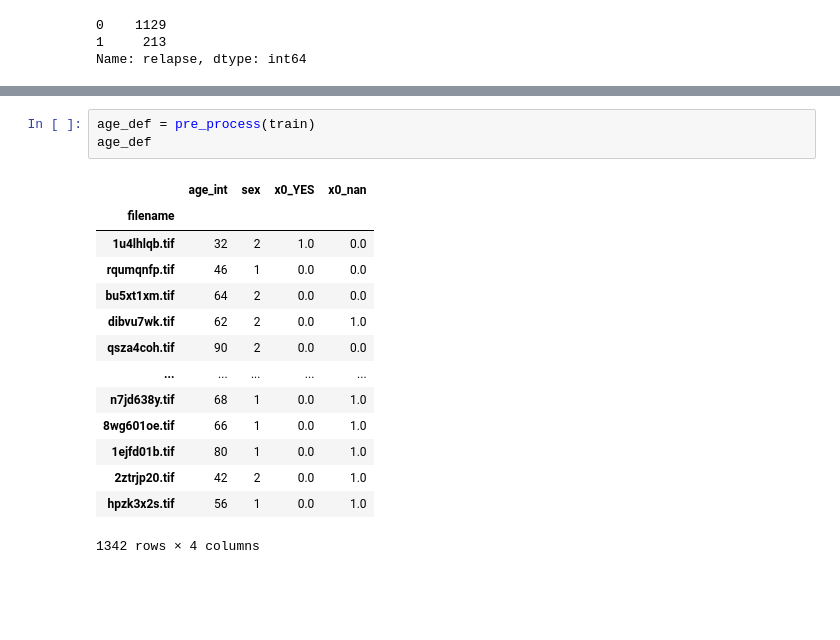
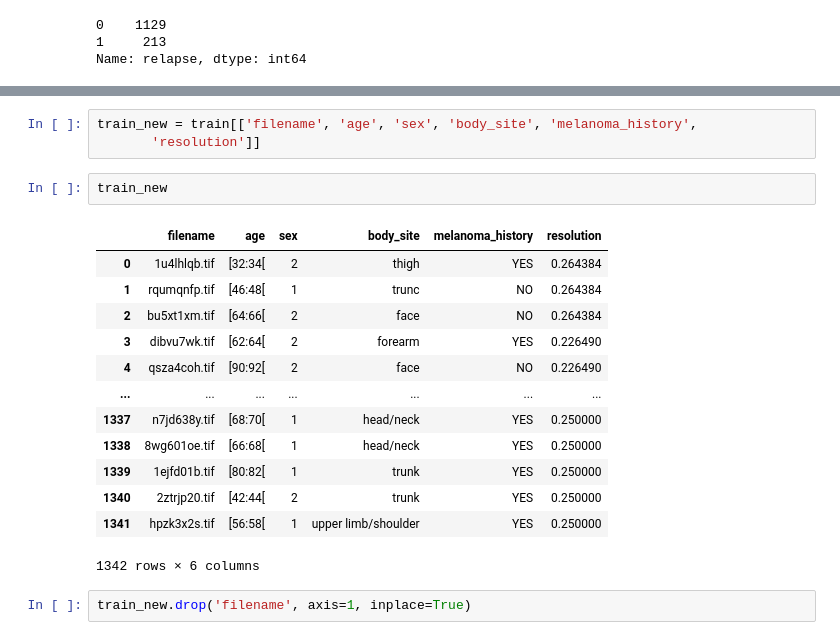
Before and after one commit to lucasfreire01/Cancer_pele, a Jupyter notebook: Cancerpele.ipynb, the cells around one changed output, grey strips where cells are left out. Drawn from its saved outputs; the diff is of its cells as text; blank space fills up the shorter version.

```diff
--- a/Cancerpele.ipynb
+++ b/Cancerpele.ipynb
@@ -168,18 +205,21 @@ def pre_process(df):
-# %%
-age_def = pre_process(train)
-age_def
-# %% [output]
-|  | age_int | sex | x0_YES | x0_nan |
-| filename |  |  |  |  |
-| 1u4lhlqb.tif | 32 | 2 | 1.0 | 0.0 |
-| rqumqnfp.tif | 46 | 1 | 0.0 | 0.0 |
-| bu5xt1xm.tif | 64 | 2 | 0.0 | 0.0 |
-| dibvu7wk.tif | 62 | 2 | 0.0 | 1.0 |
-| qsza4coh.tif | 90 | 2 | 0.0 | 0.0 |
-| ... | ... | ... | ... | ... |
-| n7jd638y.tif | 68 | 1 | 0.0 | 1.0 |
-| 8wg601oe.tif | 66 | 1 | 0.0 | 1.0 |
-| 1ejfd01b.tif | 80 | 1 | 0.0 | 1.0 |
-| 2ztrjp20.tif | 42 | 2 | 0.0 | 1.0 |
-| hpzk3x2s.tif | 56 | 1 | 0.0 | 1.0 |
-1342 rows × 4 columns
+# %%
+train_new = train[['filename', 'age', 'sex', 'body_site', 'melanoma_history',
+       'resolution']]
+# %%
+train_new
+# %% [output]
+|  | filename | age | sex | body_site | melanoma_history | resolution |
+| 0 | 1u4lhlqb.tif | [32:34[ | 2 | thigh | YES | 0.264384 |
+| 1 | rqumqnfp.tif | [46:48[ | 1 | trunc | NO | 0.264384 |
+| 2 | bu5xt1xm.tif | [64:66[ | 2 | face | NO | 0.264384 |
+| 3 | dibvu7wk.tif | [62:64[ | 2 | forearm | YES | 0.226490 |
+| 4 | qsza4coh.tif | [90:92[ | 2 | face | NO | 0.226490 |
+| ... | ... | ... | ... | ... | ... | ... |
+| 1337 | n7jd638y.tif | [68:70[ | 1 | head/neck | YES | 0.250000 |
+| 1338 | 8wg601oe.tif | [66:68[ | 1 | head/neck | YES | 0.250000 |
+| 1339 | 1ejfd01b.tif | [80:82[ | 1 | trunk | YES | 0.250000 |
+| 1340 | 2ztrjp20.tif | [42:44[ | 2 | trunk | YES | 0.250000 |
+| 1341 | hpzk3x2s.tif | [56:58[ | 1 | upper limb/shoulder | YES | 0.250000 |
+1342 rows × 6 columns
+# %%
+train_new.drop('filename', axis=1, inplace=True)
```
Also changed, not shown: parts of 31 cells of this notebook.
